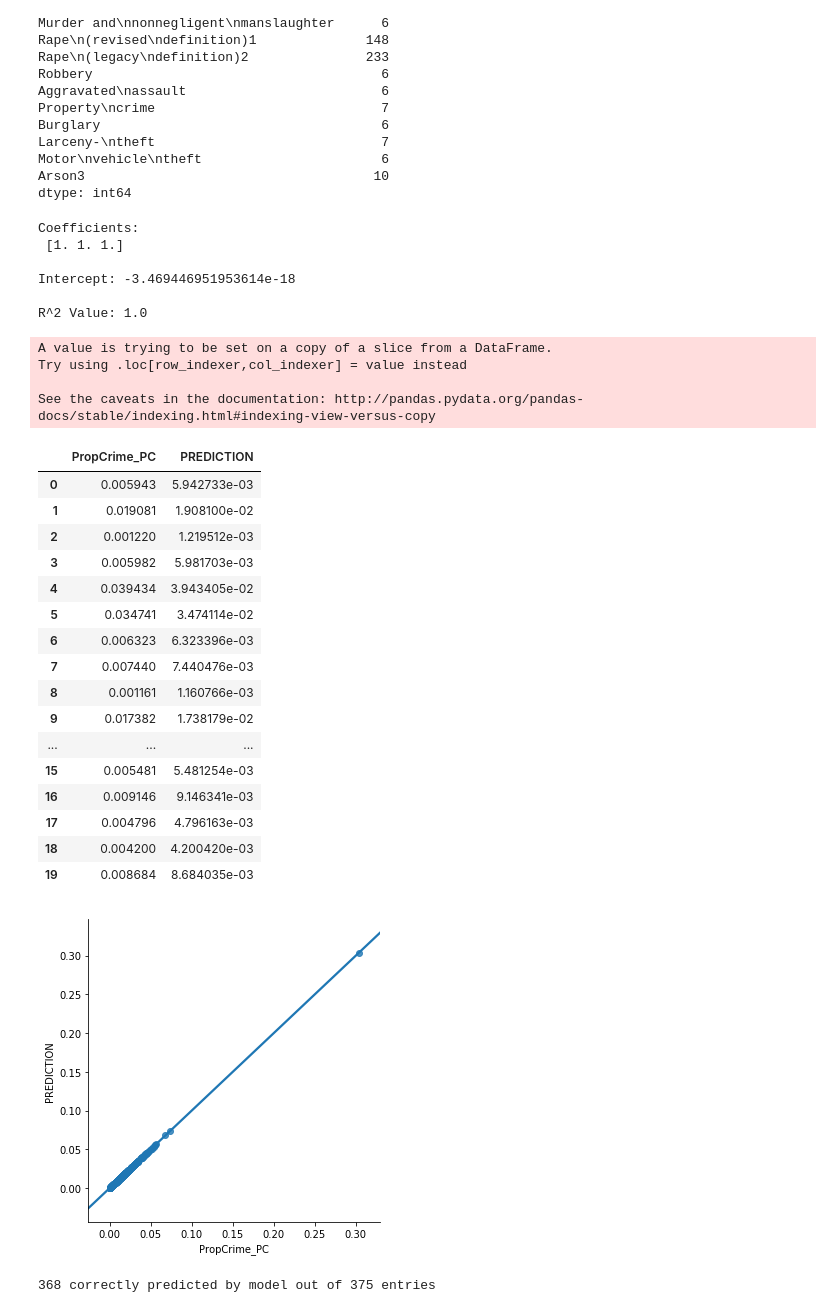
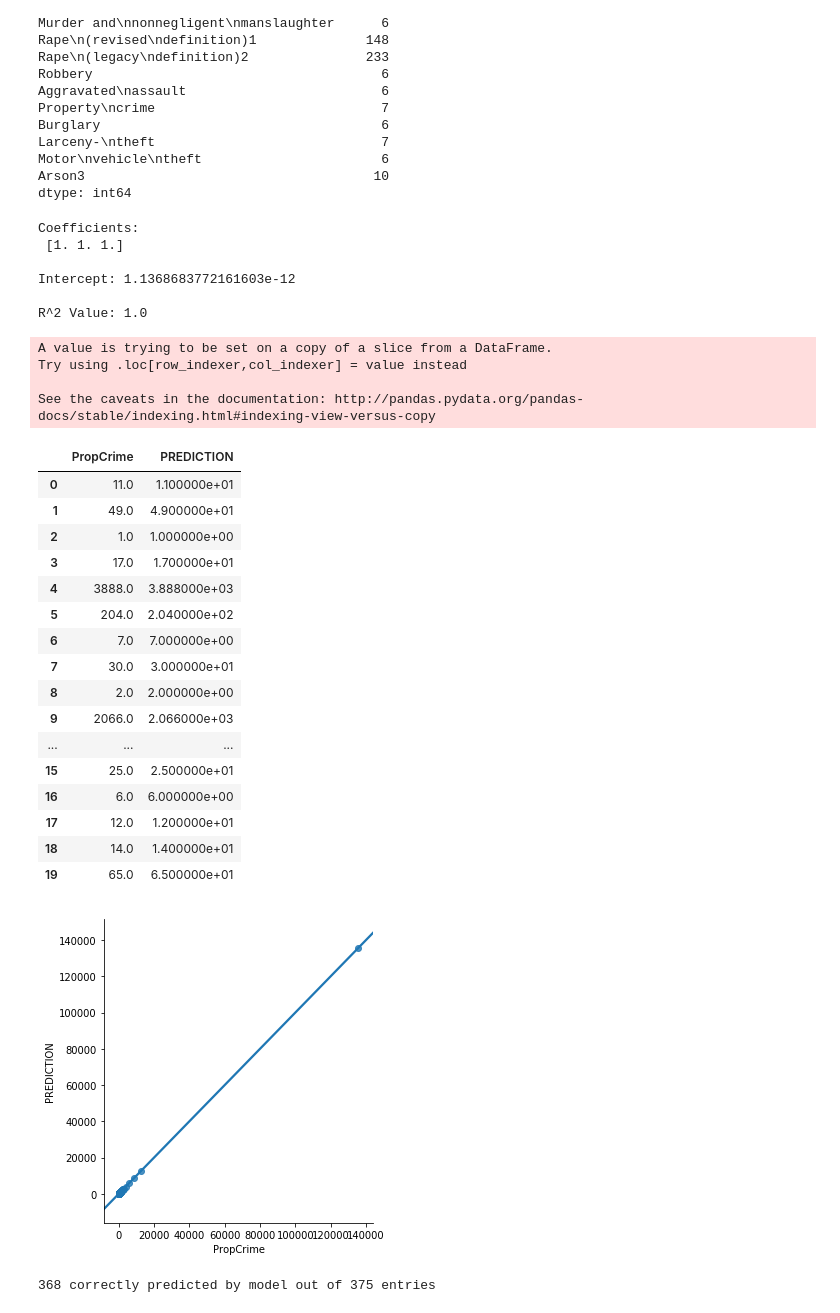
Before and after one commit to Hallnich/THINKFUL, a Jupyter notebook: Challenge - Validating a linear regression (Completed).ipynb, the cells around one changed output. Drawn from its saved outputs; the diff is of its cells as text; code cells hidden in the pictures.

```diff
--- a/Challenge - Validating a linear regression (Completed).ipynb
+++ b/Challenge - Validating a linear regression (Completed).ipynb
@@ -230,60 +214,54 @@ ny_df['Burglary'] = ny_df['Burglary'].str.replace(",","").astype(float)
 ny_df['Larceny'] = ny_df['Larceny'].str.replace(",","").astype(float)
 ny_df['Car_Theft'] = ny_df['Car_Theft'].str.replace(",","").astype(float)
 ny_df['PropCrime'] = ny_df['PropCrime'].str.replace(",","").astype(float)
-
-# Calculate Per Capita Values
-ny_df['Burglary_PC'] = ny_df.loc[:,'Burglary'] / ny_df.loc[:,'Population']
-ny_df['Larceny_PC'] = ny_df.loc[:,'Larceny'] / ny_df.loc[:,'Population']
-ny_df['CarTheft_PC'] = ny_df.loc[:,'Car_Theft'] / ny_df.loc[:,'Population']
-ny_df['PropCrime_PC'] = ny_df.loc[:,'PropCrime'] / ny_df.loc[:,'Population']
 # %%
 # collect needed inputs for model into new dataframes
-target = ny_df['PropCrime_PC']
-test_df = ny_df[['Burglary_PC','CarTheft_PC','Larceny_PC','PropCrime_PC']]
+target = ny_df['PropCrime']
+test_df = ny_df[['Burglary','Car_Theft','Larceny','PropCrime']]
 # print model for comparison
 do_regression(X,Y)
 # %% [output]
 Coefficients:
  [1. 1. 1.]
 
-Intercept: -3.469446951953614e-18
+Intercept: 1.1368683772161603e-12
 
 R^2 Value: 1.0
 # %%
 # Calculate Prediction using formula from model
-test_df['PREDICTION'] = (test_df.loc[:,'Burglary_PC'])+(test_df.loc[:,'CarTheft_PC'])+(test_df.loc[:,'Larceny_PC'])-3.469446951953614**-18
-test_df[['PropCrime_PC','PREDICTION']].head(n=20)
+test_df['PREDICTION'] = (test_df.loc[:,'Burglary'])+(test_df.loc[:,'Car_Theft'])+(test_df.loc[:,'Larceny'])-3.469446951953614**-18
+test_df[['PropCrime','PREDICTION']].head(n=20)
 # %% [output]
 A value is trying to be set on a copy of a slice from a DataFrame.
 Try using .loc[row_indexer,col_indexer] = value instead
 
 See the caveats in the documentation: http://pandas.pydata.org/pandas-docs/stable/indexing.html#indexing-view-versus-copy
-|  | PropCrime_PC | PREDICTION |
-| 0 | 0.005943 | 5.942733e-03 |
-| 1 | 0.019081 | 1.908100e-02 |
-| 2 | 0.001220 | 1.219512e-03 |
-| 3 | 0.005982 | 5.981703e-03 |
-| 4 | 0.039434 | 3.943405e-02 |
-| 5 | 0.034741 | 3.474114e-02 |
-| 6 | 0.006323 | 6.323396e-03 |
-| 7 | 0.007440 | 7.440476e-03 |
-| 8 | 0.001161 | 1.160766e-03 |
-| 9 | 0.017382 | 1.738179e-02 |
+|  | PropCrime | PREDICTION |
+| 0 | 11.0 | 1.100000e+01 |
+| 1 | 49.0 | 4.900000e+01 |
+| 2 | 1.0 | 1.000000e+00 |
+| 3 | 17.0 | 1.700000e+01 |
+| 4 | 3888.0 | 3.888000e+03 |
+| 5 | 204.0 | 2.040000e+02 |
+| 6 | 7.0 | 7.000000e+00 |
+| 7 | 30.0 | 3.000000e+01 |
+| 8 | 2.0 | 2.000000e+00 |
+| 9 | 2066.0 | 2.066000e+03 |
 | ... | ... | ... |
-| 15 | 0.005481 | 5.481254e-03 |
-| 16 | 0.009146 | 9.146341e-03 |
-| 17 | 0.004796 | 4.796163e-03 |
-| 18 | 0.004200 | 4.200420e-03 |
-| 19 | 0.008684 | 8.684035e-03 |
+| 15 | 25.0 | 2.500000e+01 |
+| 16 | 6.0 | 6.000000e+00 |
+| 17 | 12.0 | 1.200000e+01 |
+| 18 | 14.0 | 1.400000e+01 |
+| 19 | 65.0 | 6.500000e+01 |
 # %%
 # How to predict values / code to use to generate number of correct vs all
 
 # Is this way below acceptable?
-correct = test_df[ round(test_df.loc[:,'PREDICTION'],2) == round(test_df.loc[:,'PropCrime_PC'],2)]
+correct = test_df[ round(test_df.loc[:,'PREDICTION'],2) == round(test_df.loc[:,'PropCrime'],2)]
 
-sns.lmplot(x='PropCrime_PC',y='PREDICTION',data=test_df)
+sns.lmplot(x='PropCrime',y='PREDICTION',data=test_df)
 plt.show()
 print("{} correctly predicted by model out of {} entries".format(len(correct),len(test_df)))
 # %% [output]
-[figure, old version]
+[figure, new version]
 368 correctly predicted by model out of 375 entries
```
Also changed, not shown: parts of 9 cells of this notebook, 1 other file.
